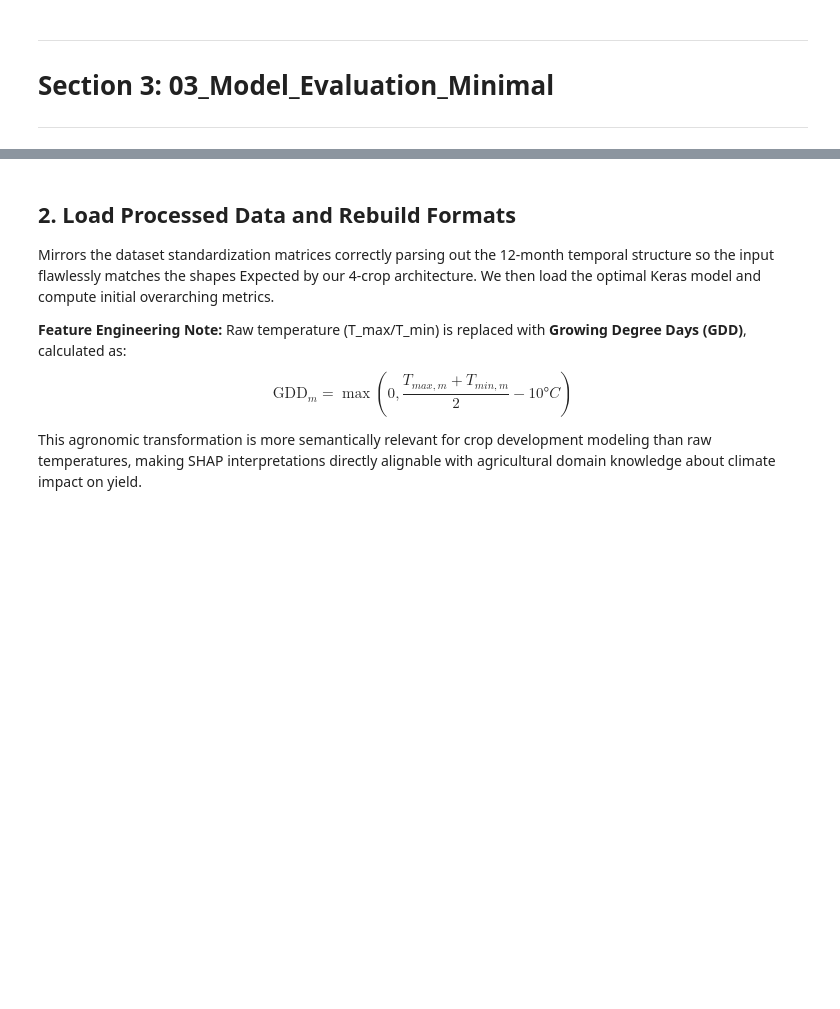
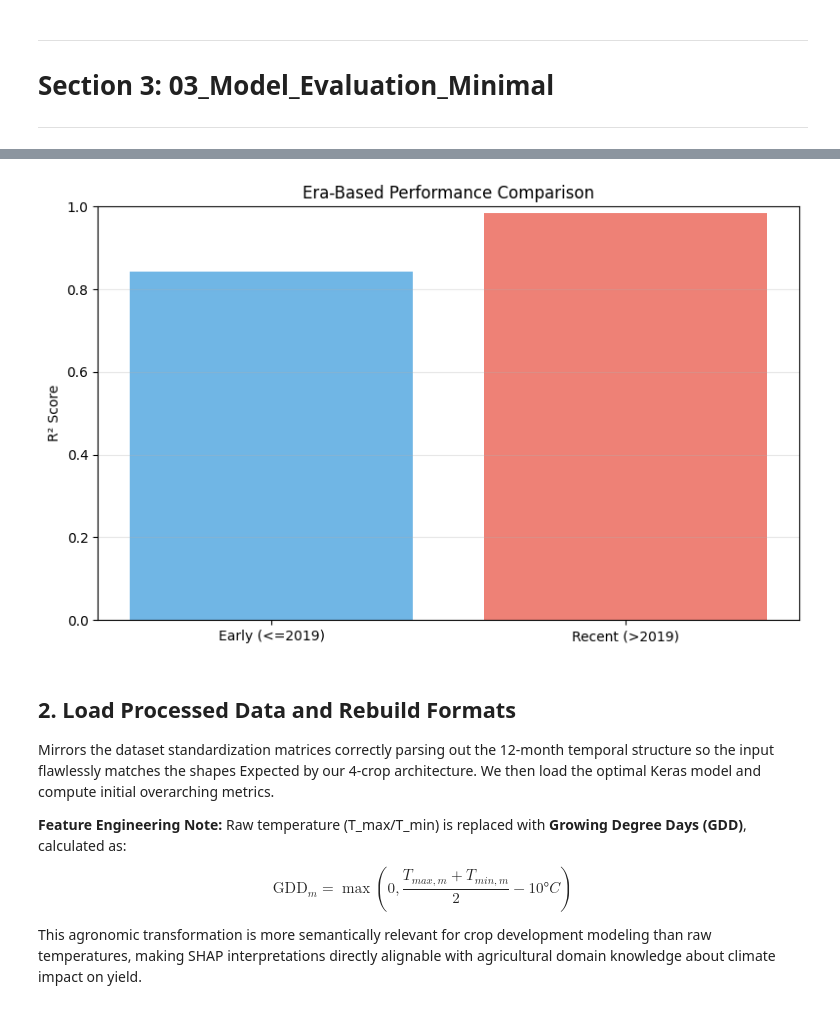
Before and after one commit to David-Ibitokun/Nig-Climate-Soil-With-DL, a Jupyter notebook: New_Changes/yield_changes/combined_new.ipynb, the cells around one changed output, grey strips where cells are left out. Cells and saved outputs as stored; diff of their text form; code cells hidden in the pictures; blank space fills up the shorter version.

```diff
--- a/New_Changes/yield_changes/combined_new.ipynb
+++ b/New_Changes/yield_changes/combined_new.ipynb
@@ -1073,0 +1140,99 @@ from sklearn.preprocessing import StandardScaler
+# %%
+# Sub-Population Analysis by Era
+print("\n" + "="*100)
+print("SUB-POPULATION ANALYSIS BY ERA: Early Years (<=2019) vs Recent Years (>2019)")
+print("="*100)
+
+# Generate predictions on the full evaluation dataset if not already present
+if 'Predicted_Yield' not in df.columns or df['Predicted_Yield'].isna().all():
+    if model is not None:
+        print("Generating predictions for era-based analysis...")
+
+        # Work with complete data rows only
+        eval_df = df.dropna(subset=['Yield_kg_per_ha']).copy().reset_index(drop=True)
+
+        # Rebuild feature matrices for prediction
+        audit_X = np.zeros((eval_df.shape[0], 12, len(unique_features)))
+        for month in range(1, 13):
+            for feat_idx, feat_name in enumerate(unique_features):
+                col_name = f'{feat_name}_m{month}'
+                if col_name in eval_df.columns:
+                    audit_X[:, month - 1, feat_idx] = eval_df[col_name].values
+
+        # Scale features
+        audit_scaler = StandardScaler()
+        audit_X_scaled = audit_scaler.fit_transform(audit_X.reshape(-1, len(unique_features))).reshape(audit_X.shape)
+
+        # Extract auxiliary inputs
+        audit_region_names = eval_df['Region'].values
+        audit_crop_names = eval_df['Crop'].values
+        audit_years = eval_df['Year'].values
+
+        # Create mappings
+        audit_region_to_id = {r: i for i, r in enumerate(sorted(np.unique(audit_region_names)))}
+        audit_crop_to_id = {c: i for i, c in enumerate(sorted(np.unique(audit_crop_names)))}
+        audit_region_ids = np.array([audit_region_to_id[r] for r in audit_region_names])
+        audit_crop_ids = np.array([audit_crop_to_id[c] for c in audit_crop_names])
+
+        # Build year features (matching training pipeline)
+        audit_year_normalized = (audit_years.reshape(-1, 1) - 1999) / 24.0
+        audit_year_poly = np.column_stack([
+            audit_year_normalized,
+            audit_year_normalized ** 2,
+            audit_year_normalized ** 3,
+        ])
+
+        audit_region_year = np.zeros((len(audit_years), 6))
+        for i in range(6):
+            audit_region_year[:, i] = (audit_region_ids == i).astype(float) * audit_year_normalized.flatten()
+
+        audit_crop_year = np.zeros((len(audit_years), 4))
+        for i in range(4):
+            audit_crop_year[:, i] = (audit_crop_ids == i).astype(float) * audit_year_normalized.flatten()
+
+        audit_year_scaled = StandardScaler().fit_transform(np.column_stack([audit_year_poly, audit_region_year, audit_crop_year]))
+
+        # Generate predictions
+        pred_log = model.predict([audit_X_scaled, audit_region_ids, audit_crop_ids, audit_year_scaled], verbose=0).ravel()
+        eval_df['Predicted_Yield'] = np.exp(pred_log)
+
+        # Map back to original df
+        df['Predicted_Yield'] = np.nan
+        df.loc[eval_df.index, 'Predicted_Yield'] = eval_df['Predicted_Yield'].values
+        print(f"Generated predictions for {eval_df.shape[0]} samples")
+    else:
+        print("ERROR: Model not available for prediction generation")
+        df['Predicted_Yield'] = np.nan
+
+# Perform era-based analysis
+train_mask = (df['Year'] <= 2019) & df['Predicted_Yield'].notna()
+test_mask = (df['Year'] > 2019) & df['Predicted_Yield'].notna()
+
+if train_mask.sum() > 0:
+    train_r2 = r2_score(df[train_mask]['Yield_kg_per_ha'], df[train_mask]['Predicted_Yield'])
+    train_mae = mean_absolute_error(df[train_mask]['Yield_kg_per_ha'], df[train_mask]['Predicted_Yield'])
+    print(f"Early Years (<=2019): N={train_mask.sum()}, R² = {train_r2:.4f}, MAE = {train_mae:.2f} kg/ha")
+else:
+    train_r2, train_mae = np.nan, np.nan
+    print("No early year data available")
+
+if test_mask.sum() > 0:
+    test_r2 = r2_score(df[test_mask]['Yield_kg_per_ha'], df[test_mask]['Predicted_Yield'])
+    test_mae = mean_absolute_error(df[test_mask]['Yield_kg_per_ha'], df[test_mask]['Predicted_Yield'])
+    print(f"Recent Years (>2019):  N={test_mask.sum()}, R² = {test_r2:.4f}, MAE = {test_mae:.2f} kg/ha")
+else:
+    test_r2, test_mae = np.nan, np.nan
+    print("No recent year data available")
+
+# Visualize Era-Based Performance
+if not (np.isnan(train_r2) or np.isnan(test_r2)):
+    plt.figure(figsize=(8, 5))
+    plt.bar(['Early (<=2019)', 'Recent (>2019)'], [train_r2, test_r2], color=['#3498db', '#e74c3c'], alpha=0.7)
+    plt.ylabel('R² Score')
+    plt.title('Era-Based Performance Comparison')
+    plt.ylim(0, 1)
+    plt.grid(True, alpha=0.3, axis='y')
+    plt.tight_layout()
+    plt.savefig('../results/Era_Based_Performance.png', dpi=200)
+    plt.show()
+# %% [output]
@@ -1074,3 +1246,4 @@ from sklearn.preprocessing import StandardScaler
+[figure, added]
 # %% [markdown]
 ## 2. Load Processed Data and Rebuild Formats
 Mirrors the dataset standardization matrices correctly parsing out the 12-month temporal structure so the input flawlessly matches the shapes Expected by our 4-crop architecture. We then load the optimal Keras model and compute initial overarching metrics.
```
Also changed, not shown: parts of 18 cells of this notebook, 4 other files.
